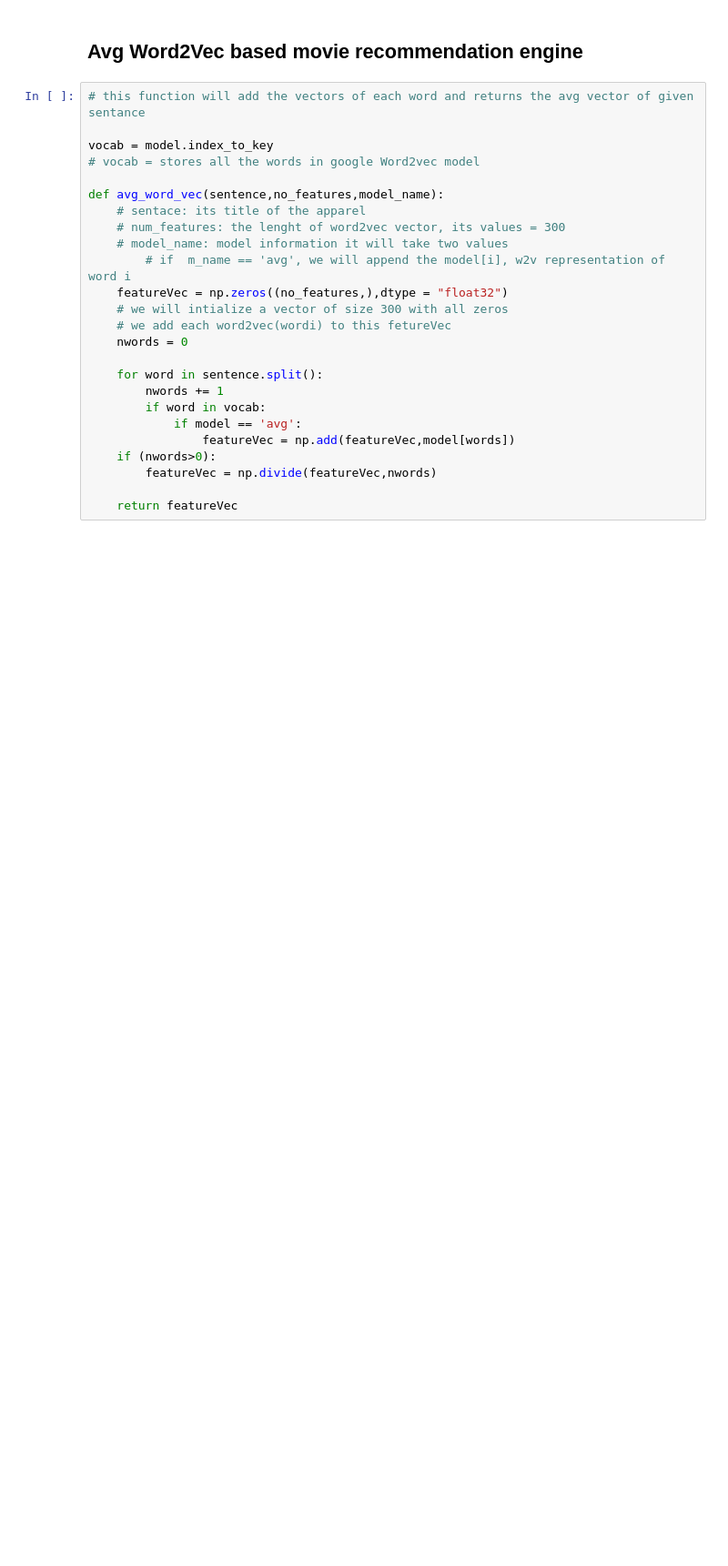
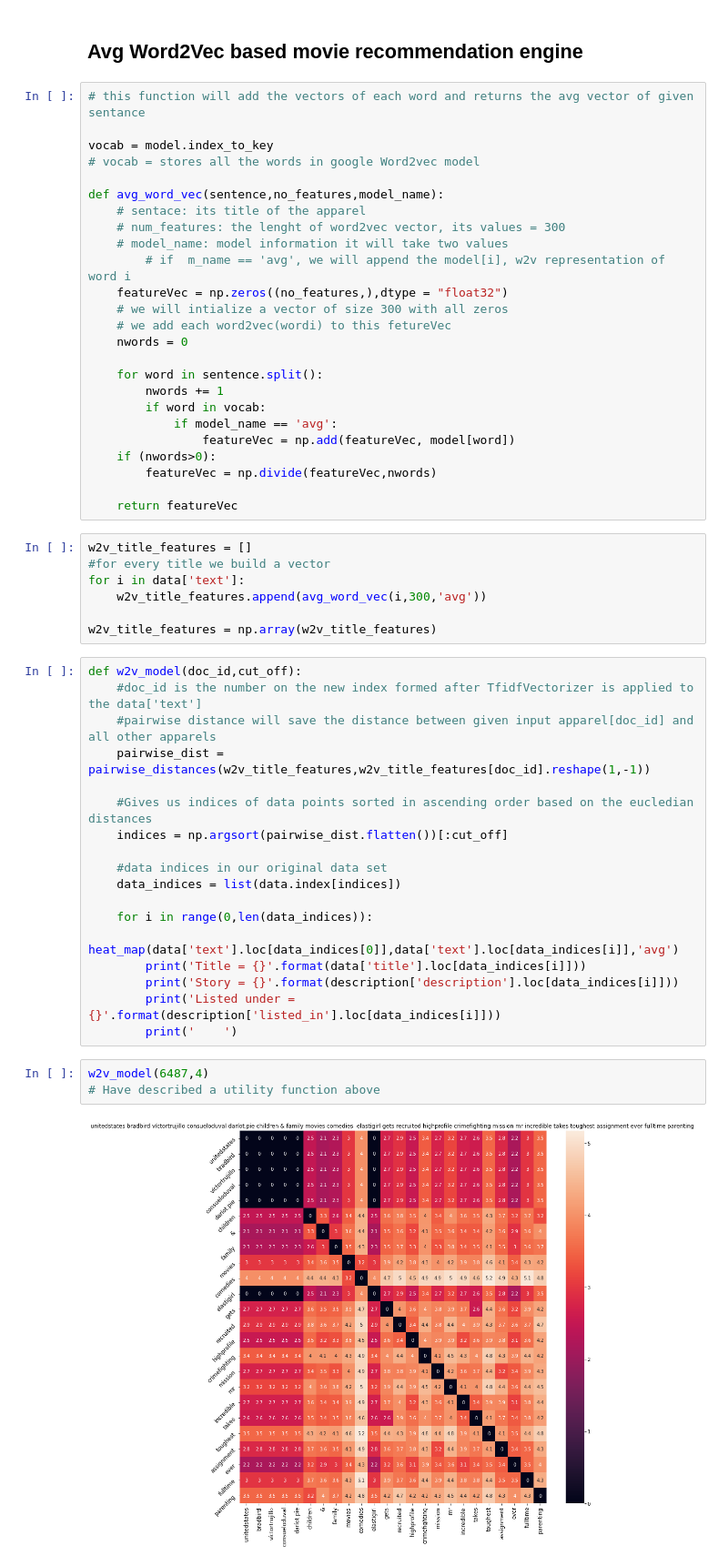
Before and after one commit to ShrishailK/Netflix-movie-recommendation-engine, a Jupyter notebook: Netflix recommendation system.ipynb, the cells around one changed output. Shown at 91% size. Drawn from its saved outputs; the diff is of its cells as text; blank space fills up the shorter version.

Commit message:
Avg Word2Vec added

```diff
--- a/Netflix recommendation system.ipynb
+++ b/Netflix recommendation system.ipynb
@@ -468,9 +505,39 @@ def avg_word_vec(sentence,no_features,model_name):
     for word in sentence.split():
         nwords += 1
         if word in vocab:
-            if model == 'avg':
-                featureVec = np.add(featureVec,model[words])
+            if model_name == 'avg':
+                featureVec = np.add(featureVec, model[word])
     if (nwords>0):
         featureVec = np.divide(featureVec,nwords)
 
     return featureVec
+# %%
+w2v_title_features = []
+#for every title we build a vector
+for i in data['text']:
+    w2v_title_features.append(avg_word_vec(i,300,'avg'))
+
+w2v_title_features = np.array(w2v_title_features)
+# %%
+def w2v_model(doc_id,cut_off):
+    #doc_id is the number on the new index formed after TfidfVectorizer is applied to the data['text']
+    #pairwise distance will save the distance between given input apparel[doc_id] and all other apparels
+    pairwise_dist = pairwise_distances(w2v_title_features,w2v_title_features[doc_id].reshape(1,-1))
+
+    #Gives us indices of data points sorted in ascending order based on the eucledian distances
+    indices = np.argsort(pairwise_dist.flatten())[:cut_off]
+
+    #data indices in our original data set
+    data_indices = list(data.index[indices])
+
+    for i in range(0,len(data_indices)):
+        heat_map(data['text'].loc[data_indices[0]],data['text'].loc[data_indices[i]],'avg')
+        print('Title = {}'.format(data['title'].loc[data_indices[i]]))
+        print('Story = {}'.format(description['description'].loc[data_indices[i]]))
+        print('Listed under = {}'.format(description['listed_in'].loc[data_indices[i]]))
+        print('    ')
+# %%
+w2v_model(6487,4)
+# Have described a utility function above
+# %% [output]
+[figure, added]
```
Also changed, not shown: parts of 19 cells of this notebook.
